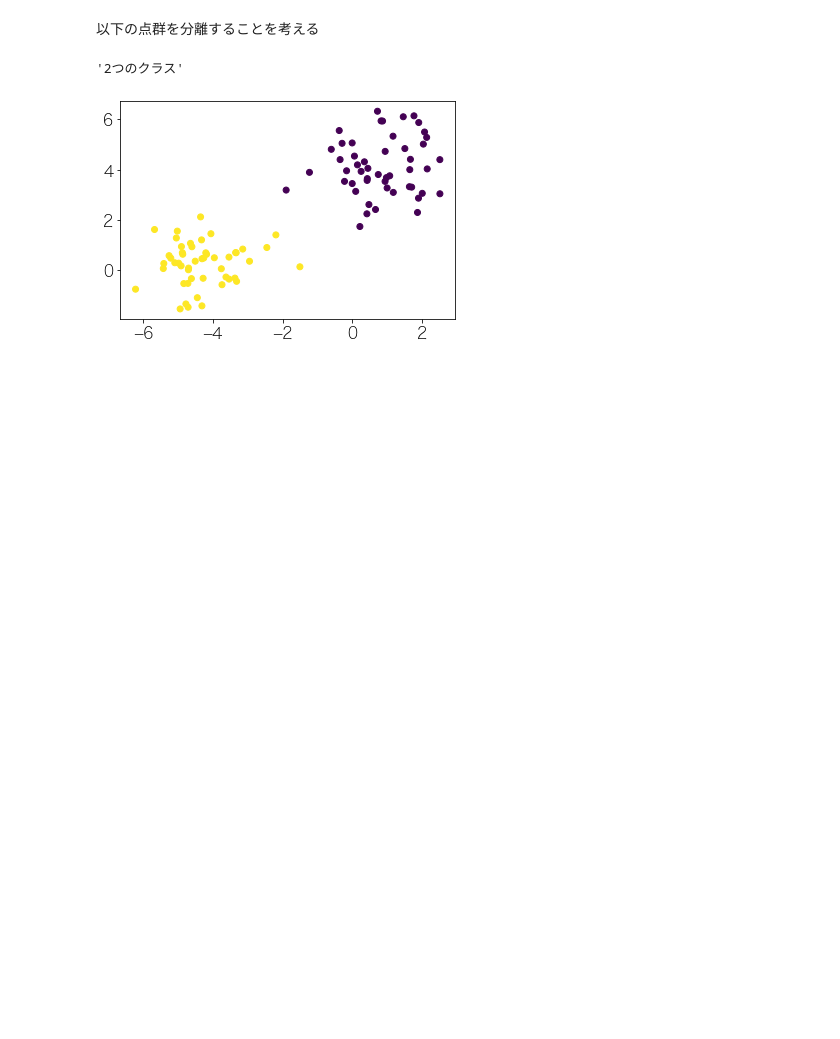
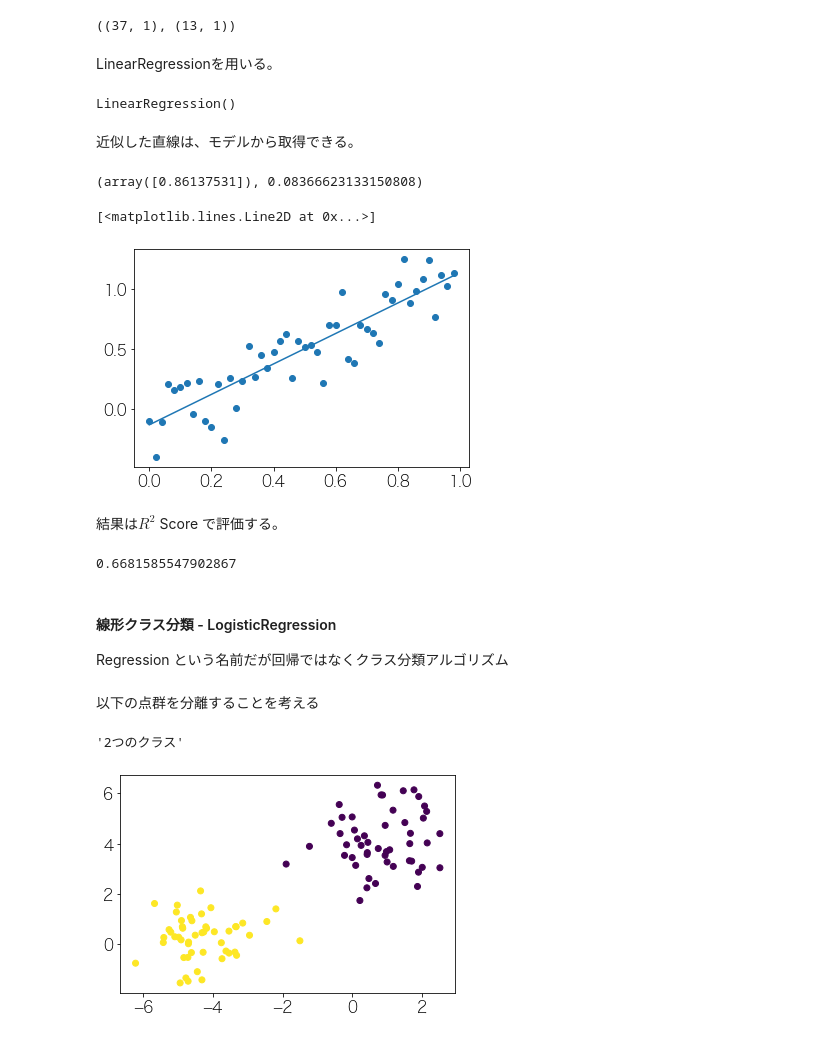
Before and after one commit to HidemotoNakada/j-techno, a Jupyter notebook: parts/2.2.2 線形モデル.ipynb, the cells around one changed output. Drawn from its saved outputs; the diff is of its cells as text; code cells hidden in the pictures; blank space fills up the shorter version.

```diff
--- a/parts/2.2.2 線形モデル.ipynb
+++ b/parts/2.2.2 線形モデル.ipynb
@@ -7,3 +93,40 @@
+# %%
+# 訓連データとテストデータを分割する
+from sklearn.model_selection import train_test_split
+
+X_train, X_test, y_train, y_test = train_test_split(X, y, random_state=0)
+X_train.shape, X_test.shape
+# %% [output]
+((37, 1), (13, 1))
+# %% [markdown]
+LinearRegressionを用いる。
+# %%
+from sklearn.linear_model import LinearRegression
+mdl = LinearRegression()
+mdl.fit(X_train, y_train)
+# %% [output]
+LinearRegression()
+# %% [markdown]
+近似した直線は、モデルから取得できる。
+# %%
+mdl.coef_, mdl.intercept_
+# %% [output]
+(array([0.86137531]), 0.08366623133150808)
+# %%
+plt.scatter(X[:,0], y)
+plt.plot(X[:,0], X[:,0] * mdl.coef_ + mdl.intercept_)
+# %% [output]
+[<matplotlib.lines.Line2D at 0x...>]
+[figure, added]
+# %% [markdown]
+結果は$R^2$ Score で評価する。
+# %%
+mdl.score(X_test, y_test)
+# %% [output]
+0.6681585547902867
+# %% [markdown]
+#### 線形クラス分類 - LogisticRegression
+Regression という名前だが回帰ではなくクラス分類アルゴリズム
 # %%
 # hide
 from sklearn.datasets import make_blobs
```
Also changed, not shown: parts of 22 cells of this notebook, 14 other files.
